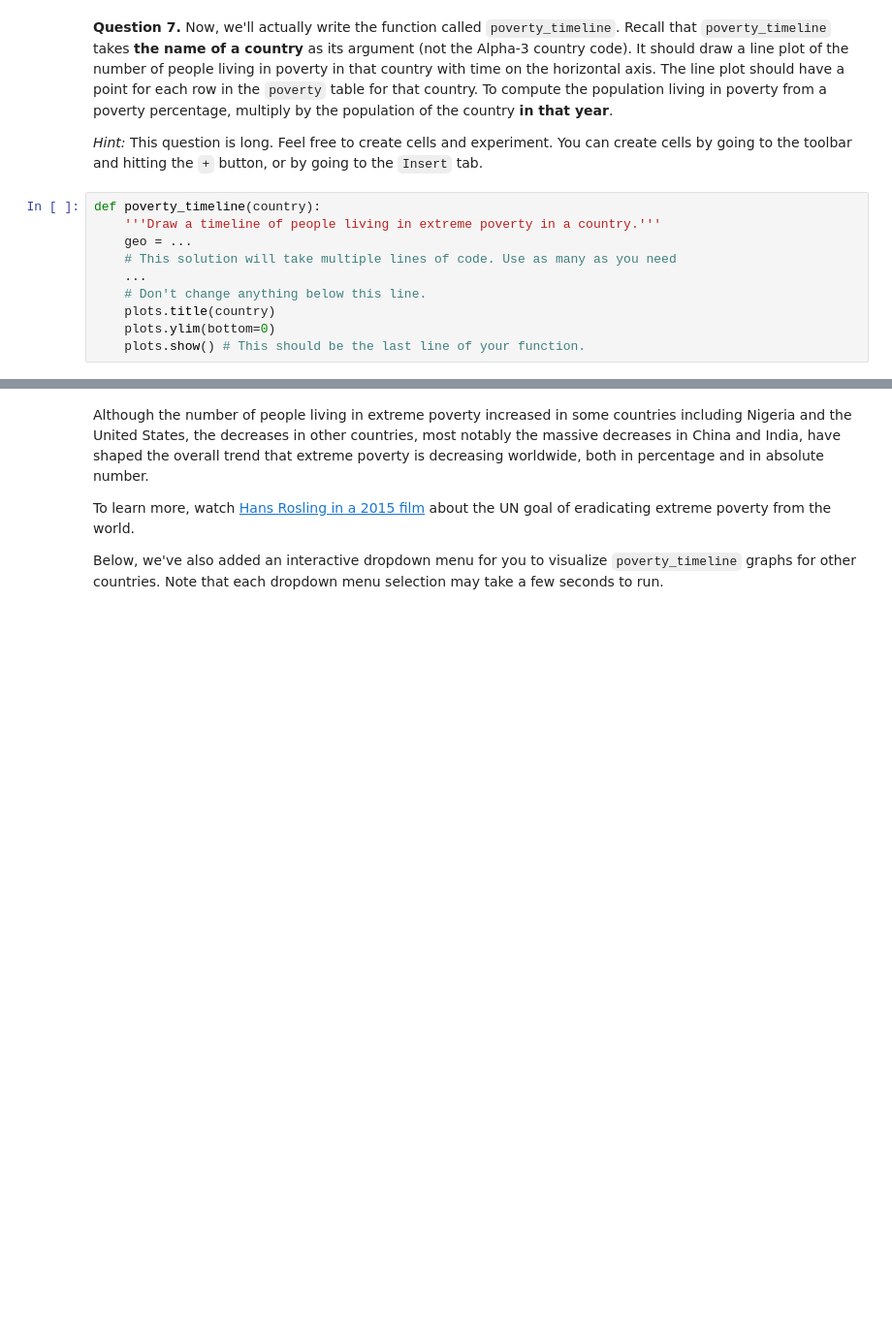
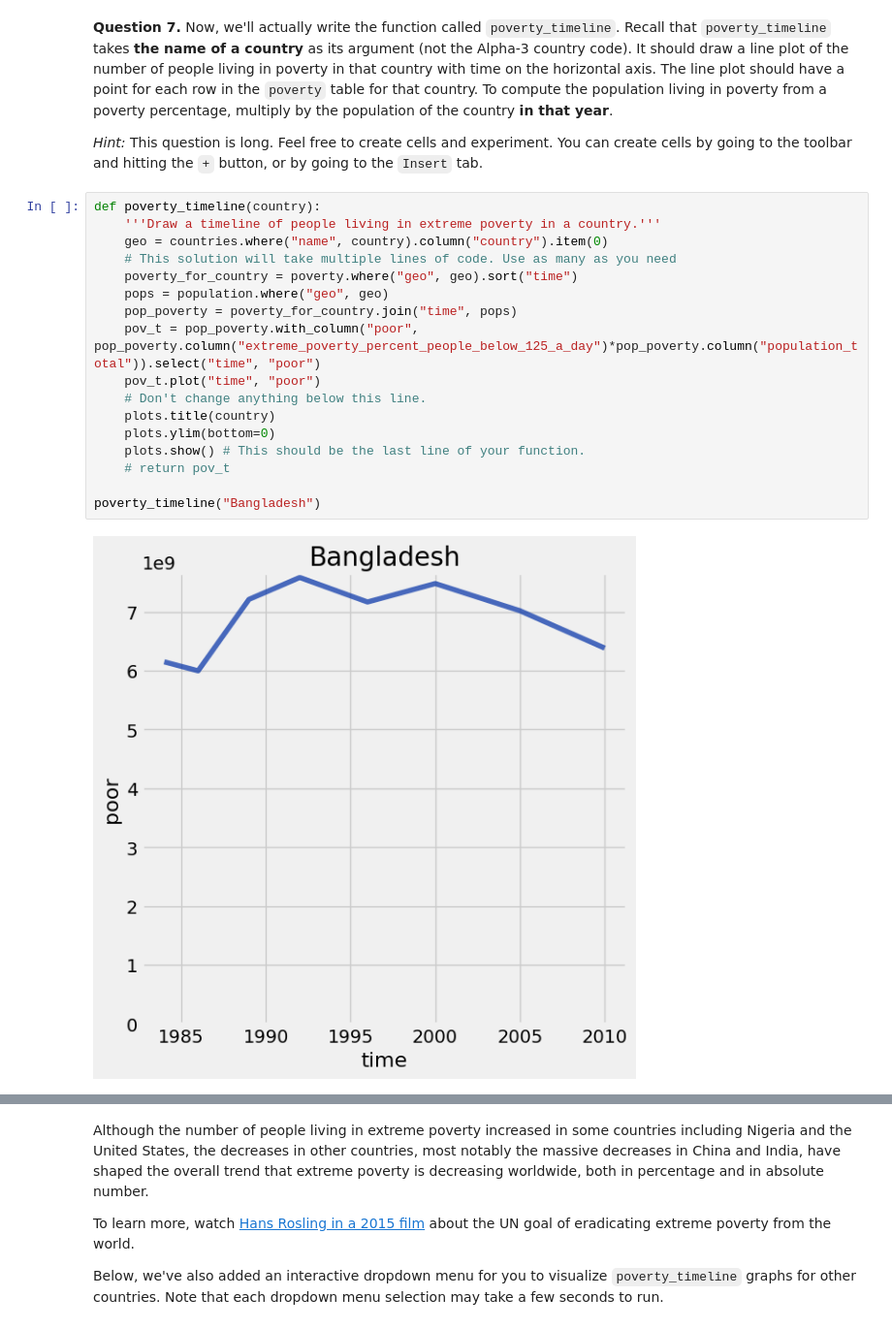
Before and after one commit to lochnes-007/WorldProgress, a Jupyter notebook: project1.ipynb, the cells around one changed output, grey strips where cells are left out. Shown at 97% size. Cells and saved outputs as stored; diff of their text form; blank space fills up the shorter version.

```diff
--- a/project1.ipynb
+++ b/project1.ipynb
@@ -781,13 +853,22 @@ _Type your answer here, replacing this text._
 # %%
 def poverty_timeline(country):
     '''Draw a timeline of people living in extreme poverty in a country.'''
-    geo = ...
+    geo = countries.where("name", country).column("country").item(0)
     # This solution will take multiple lines of code. Use as many as you need
-    ...
+    poverty_for_country = poverty.where("geo", geo).sort("time")
+    pops = population.where("geo", geo)
+    pop_poverty = poverty_for_country.join("time", pops)
+    pov_t = pop_poverty.with_column("poor", pop_poverty.column("extreme_poverty_percent_people_below_125_a_day")*pop_poverty.column("population_total")).select("time", "poor")
+    pov_t.plot("time", "poor")
     # Don't change anything below this line.
     plots.title(country)
     plots.ylim(bottom=0)
     plots.show() # This should be the last line of your function.
+    # return pov_t
+
+poverty_timeline("Bangladesh")
+# %% [output]
+[figure, added]
 # %%
 poverty_timeline('India')
 poverty_timeline('Nigeria')
```
Also changed, not shown: parts of 12 cells of this notebook, 1 other file.
